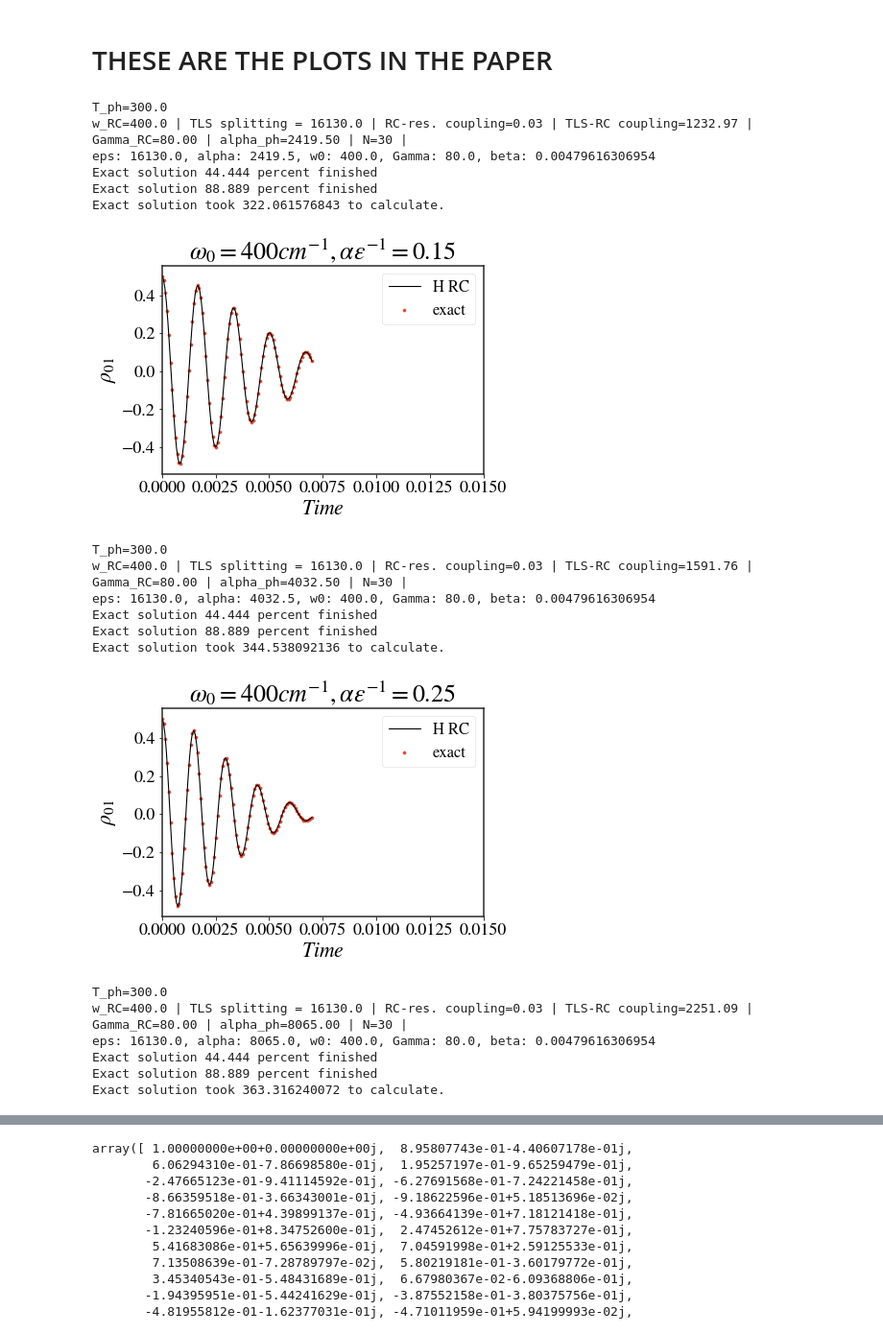
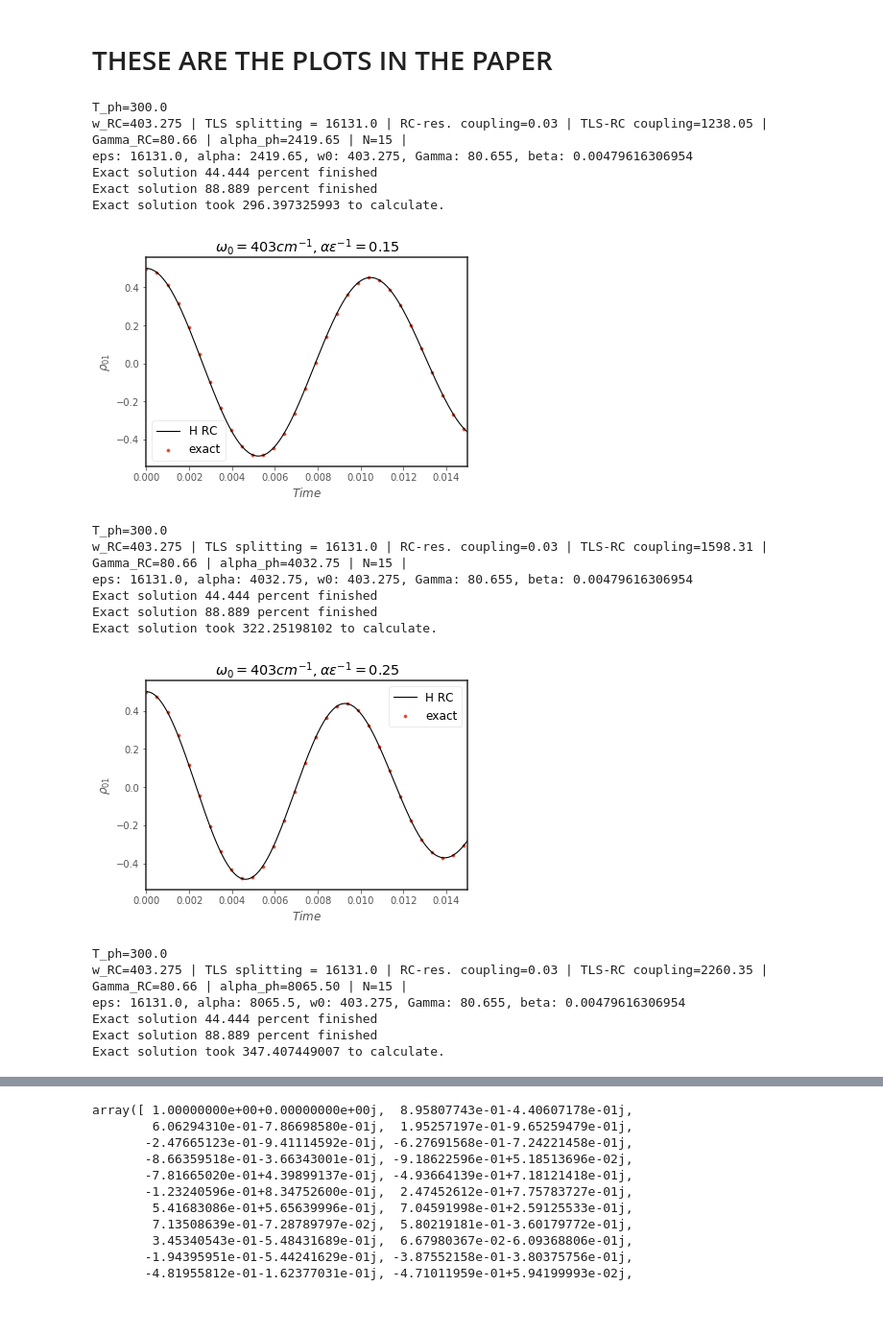
Before and after one commit to HenryMaguire/TLS-code, a Jupyter notebook: exact_comparison.ipynb, the cells around one changed output, grey strips where cells are left out. Shown at 96% size. Drawn from its saved outputs; the diff is of its cells as text; code cells hidden in the pictures; blank space fills up the shorter version.

Commit message:
So so confused trying to calculate Jake's plots

```diff
--- a/exact_comparison.ipynb
+++ b/exact_comparison.ipynb
@@ -46,6 +43,0 @@ initial_sys = 0.5*(E + G)* (E + G).dag()
-# %%
-nTimeSteps = 10
-tf = 1
-time_in_cm = np.linspace(0, tf, nTimeSteps)/inv_ps_to_inv_cm
-time_in_ps =  time_in_cm*inv_ps_to_inv_cm
-print(time_in_ps)
@@ -109,14 +94,0 @@ def plot_one_exact(data, xlim=0.3, title=None):
-# %%
-# UD 300K
-data_list = []
-Gamma = 80.
-N_values = [30, 30]
-for N, w0 in zip(N_values, w0_values):
-    for alpha_prop in alpha_over_epsilon:
-        data = exact_comparison(alpha_prop=alpha_prop, eps=eps, N=N, Gamma=Gamma, w0=eps*0.5,
-                                T_ph=300., tf=0.15, tN=1000, nTimeSteps=5000)
-        data_list.append(data)
-        title = r"$\omega_0 = "+str(int(w0))+r"cm^{-1}, \alpha\epsilon^{-1} = $"+str(alpha_prop)
-        plot_one_exact(data, xlim=0.15, title=title)
-
-save_obj(data_list, "exact_dynamics_data_UDhigh_300")
@@ -207,35 +103,36 @@ print(timelist_exact)
 # %%
 # UD 300K
 data_list = []
-Gamma = 80.
-N_values = [30, 30]
-for N, w0 in zip(N_values, w0_values):
-    for alpha_prop in alpha_over_epsilon:
-        data = exact_comparison(alpha_prop=alpha_prop, eps=eps, N=N, Gamma=Gamma, w0=w0,
-                                T_ph=300., tf=0.007, tN=90, nTimeSteps=15000)
-        data_list.append(data)
-        title = r"$\omega_0 = "+str(int(w0))+r"cm^{-1}, \alpha\epsilon^{-1} = $"+str(alpha_prop)
-        plot_one_exact(data, xlim=0.015, title=title)
+Gamma = 10e-3*ev_to_inv_cm
+w0 = 50e-3*ev_to_inv_cm
+N = 15
+
+for alpha_prop in alpha_over_epsilon:
+    data = exact_comparison(alpha_prop=alpha_prop, eps=eps, N=N, Gamma=Gamma, w0=w0,
+                            T_ph=300., tf=0.007*2*pi, tN=90, nTimeSteps=15000)
+    data_list.append(data)
+    title = r"$\omega_0 = "+str(int(w0))+r"cm^{-1}, \alpha\epsilon^{-1} = $"+str(alpha_prop)
+    plot_one_exact(data, xlim=0.015, title=title)
 
 #save_obj(data_list, "exact_dynamics_data_UD_300")
 # %% [output]
 T_ph=300.0
-w_RC=400.0 | TLS splitting = 16130.0 | RC-res. coupling=0.03 | TLS-RC coupling=1232.97 | Gamma_RC=80.00 | alpha_ph=2419.50 | N=30 |
-eps: 16130.0, alpha: 2419.5, w0: 400.0, Gamma: 80.0, beta: 0.00479616306954
+w_RC=403.275 | TLS splitting = 16131.0 | RC-res. coupling=0.03 | TLS-RC coupling=1238.05 | Gamma_RC=80.66 | alpha_ph=2419.65 | N=15 |
+eps: 16131.0, alpha: 2419.65, w0: 403.275, Gamma: 80.655, beta: 0.00479616306954
 Exact solution 44.444 percent finished
 Exact solution 88.889 percent finished
-Exact solution took 322.061576843 to calculate.
+Exact solution took 296.397325993 to calculate.
-[figure, old version]
+[figure, new version]
 T_ph=300.0
-w_RC=400.0 | TLS splitting = 16130.0 | RC-res. coupling=0.03 | TLS-RC coupling=1591.76 | Gamma_RC=80.00 | alpha_ph=4032.50 | N=30 |
-eps: 16130.0, alpha: 4032.5, w0: 400.0, Gamma: 80.0, beta: 0.00479616306954
+w_RC=403.275 | TLS splitting = 16131.0 | RC-res. coupling=0.03 | TLS-RC coupling=1598.31 | Gamma_RC=80.66 | alpha_ph=4032.75 | N=15 |
+eps: 16131.0, alpha: 4032.75, w0: 403.275, Gamma: 80.655, beta: 0.00479616306954
 Exact solution 44.444 percent finished
 Exact solution 88.889 percent finished
-Exact solution took 344.538092136 to calculate.
+Exact solution took 322.25198102 to calculate.
-[figure, old version]
+[figure, new version]
 T_ph=300.0
-w_RC=400.0 | TLS splitting = 16130.0 | RC-res. coupling=0.03 | TLS-RC coupling=2251.09 | Gamma_RC=80.00 | alpha_ph=8065.00 | N=30 |
-eps: 16130.0, alpha: 8065.0, w0: 400.0, Gamma: 80.0, beta: 0.00479616306954
+w_RC=403.275 | TLS splitting = 16131.0 | RC-res. coupling=0.03 | TLS-RC coupling=2260.35 | Gamma_RC=80.66 | alpha_ph=8065.50 | N=15 |
+eps: 16131.0, alpha: 8065.5, w0: 403.275, Gamma: 80.655, beta: 0.00479616306954
 Exact solution 44.444 percent finished
 Exact solution 88.889 percent finished
-Exact solution took 363.316240072 to calculate.
+Exact solution took 347.407449007 to calculate.
```
Also changed, not shown: parts of 7 cells of this notebook, 9 other files.
